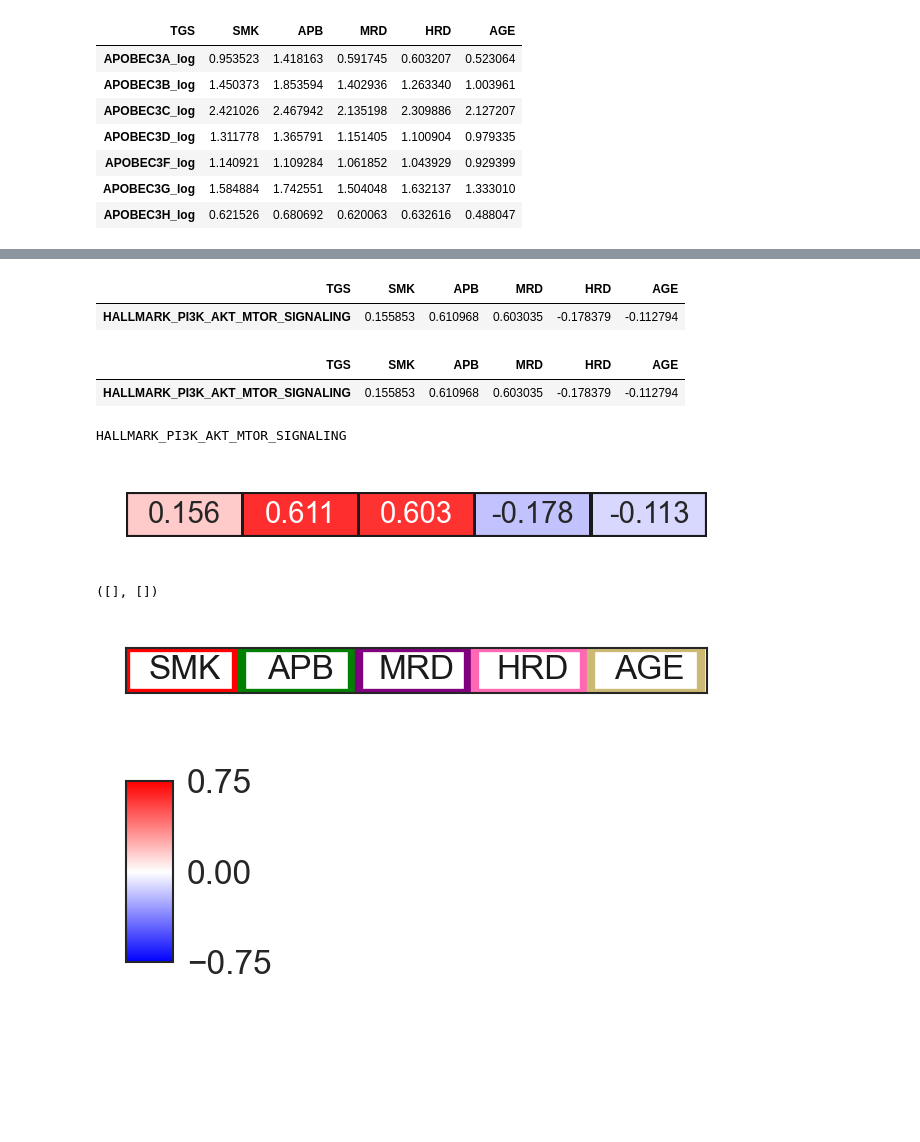
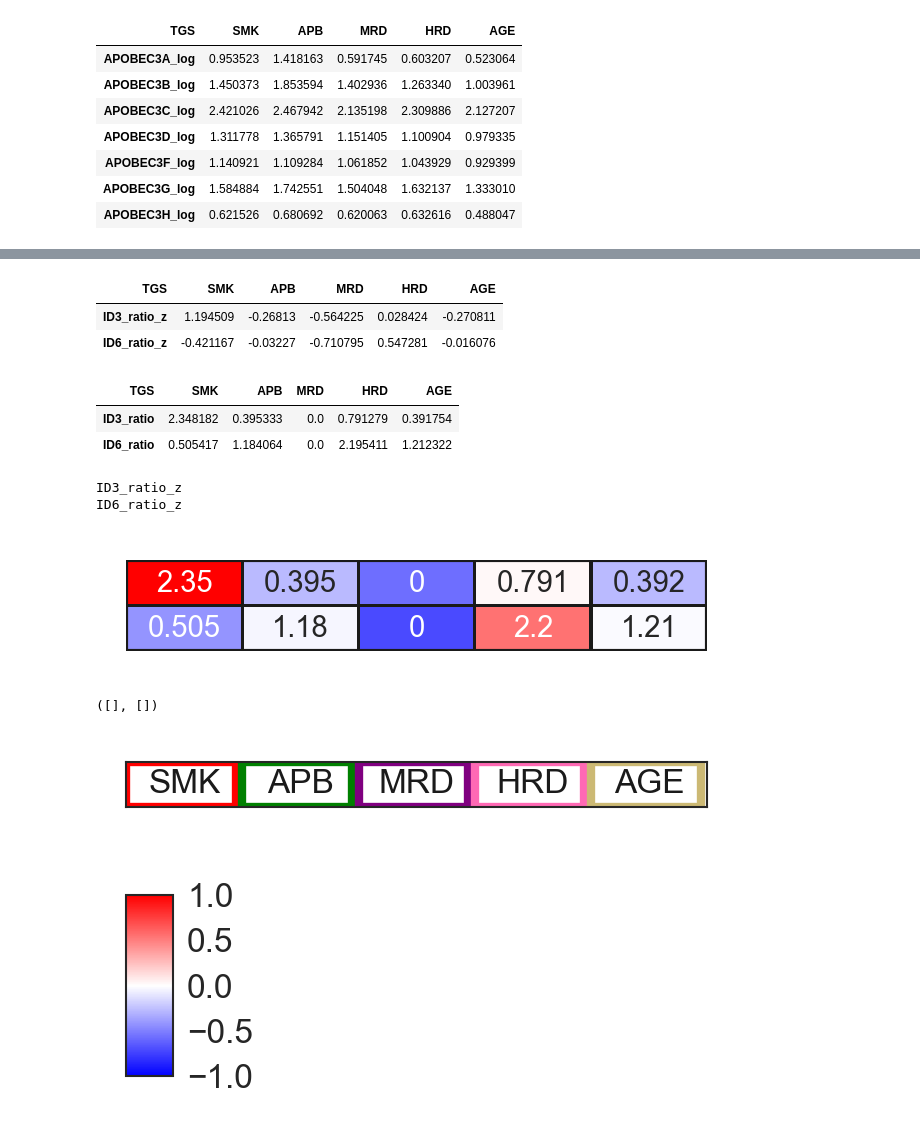
Before and after one commit to shirotak/pancancer_MutSig_ICI, a Jupyter notebook: codes/Script5_Figure2.ipynb, the cells around one changed output, grey strips where cells are left out. Drawn from its saved outputs; the diff is of its cells as text; code cells hidden in the pictures; blank space fills up the shorter version.

Commit message:
revised data and scripts

```diff
--- a/codes/Script5_Figure2.ipynb
+++ b/codes/Script5_Figure2.ipynb
@@ -1117,3 +1117,6 @@ cptac.shape
+# %%
+cptac["ID3_ratio_z"]=stats.zscore( cptac["ID3_ratio"] )
+cptac["ID6_ratio_z"]=stats.zscore( cptac["ID6_ratio"] )
 # %%
 cptac["TMB_log10"]=np.log10( cptac["Missense_Mutation"]+1 )
 cptac["TMB_log10_z"]=stats.zscore( cptac["TMB_log10"] )
@@ -1208,22 +1182,0 @@ category_ratio_a
-# %%
-sns_df=pd.DataFrame( category_ratio_a.iloc[0,:] ).T
-annot_df=pd.DataFrame( category_ratio.iloc[0,:] ).T
-nrow=sns_df.shape[0]
-fig=plt.figure(figsize=(2.5,nrow*0.2))
-ax=fig.add_subplot(111)
-ylabels=sns_df.index
-sns.heatmap(sns_df, vmax=1,vmin=0,
-           annot=annot_df,
-          annot_kws={"fontsize":7},
-           cmap=wr
-           ,xticklabels=0,yticklabels=0
-           ,linewidths=0.5, linecolor='k'
-           ,cbar=False,fmt=".3g"
-           )
-ax.axvline(x=0, color='k',linewidth=1)
-ax.axvline(x=sns_df.shape[1], color='k',linewidth=1)
-ax.axhline(y=0, color='k',linewidth=1)
-ax.axhline(y=sns_df.shape[0], color='k',linewidth=1)
-ax.set_xlabel("")
-for i in sns_df.index:
-    print(i)
@@ -1386,43 +1386,46 @@ APOBEC3B_log_z
 # %%
 plt_df=cptac_c.copy()
-mean_by_cluster=plt_df[["HALLMARK_PI3K_AKT_MTOR_SIGNALING"]+["TGS"]].groupby("TGS").mean().T
+mean_by_cluster=plt_df[["ID3_ratio_z","ID6_ratio_z"]+["TGS"]].groupby("TGS").mean().T
 mean_by_cluster=mean_by_cluster.loc[:,cluster_orders_c]
 mean_by_cluster
 # %% [output]
 | TGS | SMK | APB | MRD | HRD | AGE |
-| HALLMARK_PI3K_AKT_MTOR_SIGNALING | 0.155853 | 0.610968 | 0.603035 | -0.178379 | -0.112794 |
+| ID3_ratio_z | 1.194509 | -0.26813 | -0.564225 | 0.028424 | -0.270811 |
+| ID6_ratio_z | -0.421167 | -0.03227 | -0.710795 | 0.547281 | -0.016076 |
 # %%
-mean_by_cluster_raw=cptac_c[["HALLMARK_PI3K_AKT_MTOR_SIGNALING"]+["TGS"]].groupby("TGS").mean().T
+mean_by_cluster_raw=cptac_c[["ID3_ratio","ID6_ratio"]+["TGS"]].groupby("TGS").mean().T
 mean_by_cluster_raw=mean_by_cluster_raw.loc[:,cluster_orders_c]
 mean_by_cluster_raw
 # %% [output]
 | TGS | SMK | APB | MRD | HRD | AGE |
-| HALLMARK_PI3K_AKT_MTOR_SIGNALING | 0.155853 | 0.610968 | 0.603035 | -0.178379 | -0.112794 |
+| ID3_ratio | 2.348182 | 0.395333 | 0.0 | 0.791279 | 0.391754 |
+| ID6_ratio | 0.505417 | 1.184064 | 0.0 | 2.195411 | 1.212322 |
 # %%
 sns_df=mean_by_cluster.iloc[0:2,:]
 annot_df=mean_by_cluster_raw.iloc[0:2,:]
 nrow=sns_df.shape[0]
 fig=plt.figure(figsize=(2.5,nrow*0.2))
 ax=fig.add_subplot(111)
 ylabels=sns_df.index
-sns.heatmap(sns_df, vmax=0.75,vmin=-0.75,
+sns.heatmap(sns_df, vmax=1,vmin=-1,
            annot=annot_df,
           annot_kws={"fontsize":7},
            cmap=bwr
            ,xticklabels=0,yticklabels=0
            ,linewidths=0.5, linecolor='k'
            ,cbar=False,fmt=".3g"
            )
 ax.axvline(x=0, color='k',linewidth=1)
 ax.axvline(x=sns_df.shape[1], color='k',linewidth=1)
 ax.axhline(y=0, color='k',linewidth=1)
 ax.axhline(y=sns_df.shape[0], color='k',linewidth=1)
 ax.set_xlabel("")
 for i in sns_df.index:
     print(i)
 # %% [output]
-HALLMARK_PI3K_AKT_MTOR_SIGNALING
+ID3_ratio_z
+ID6_ratio_z
-[figure, old version]
+[figure, new version]
 # %%
 n=5
 names=cluster_orders_c
@@ -1448,9 +1451,9 @@ plt.yticks([])
 from matplotlib.colors import Normalize, TwoSlopeNorm
 from matplotlib.colorbar import ColorbarBase
 cmap=bwr
-vmin=-0.75
-vmax=+0.75
-bounds=[-0.75,0,0.75]
+vmin=-1
+vmax=1
+bounds=[-1,-0.5,0,0.5,1]
 fontsize=8
 label=""
 orientation='vertical'
@@ -1462,4 +1465,4 @@ cbar = ColorbarBase(ax, cmap=cmap, norm=norm,
 ticks=bounds, orientation=orientation,label=label,)
 ax.tick_params(labelsize=fontsize)#,labelleft=True,labelright=False)
 # %% [output]
-[figure, old version]
+[figure, new version]
```
Also changed, not shown: parts of 11 cells of this notebook, 4 other files.
